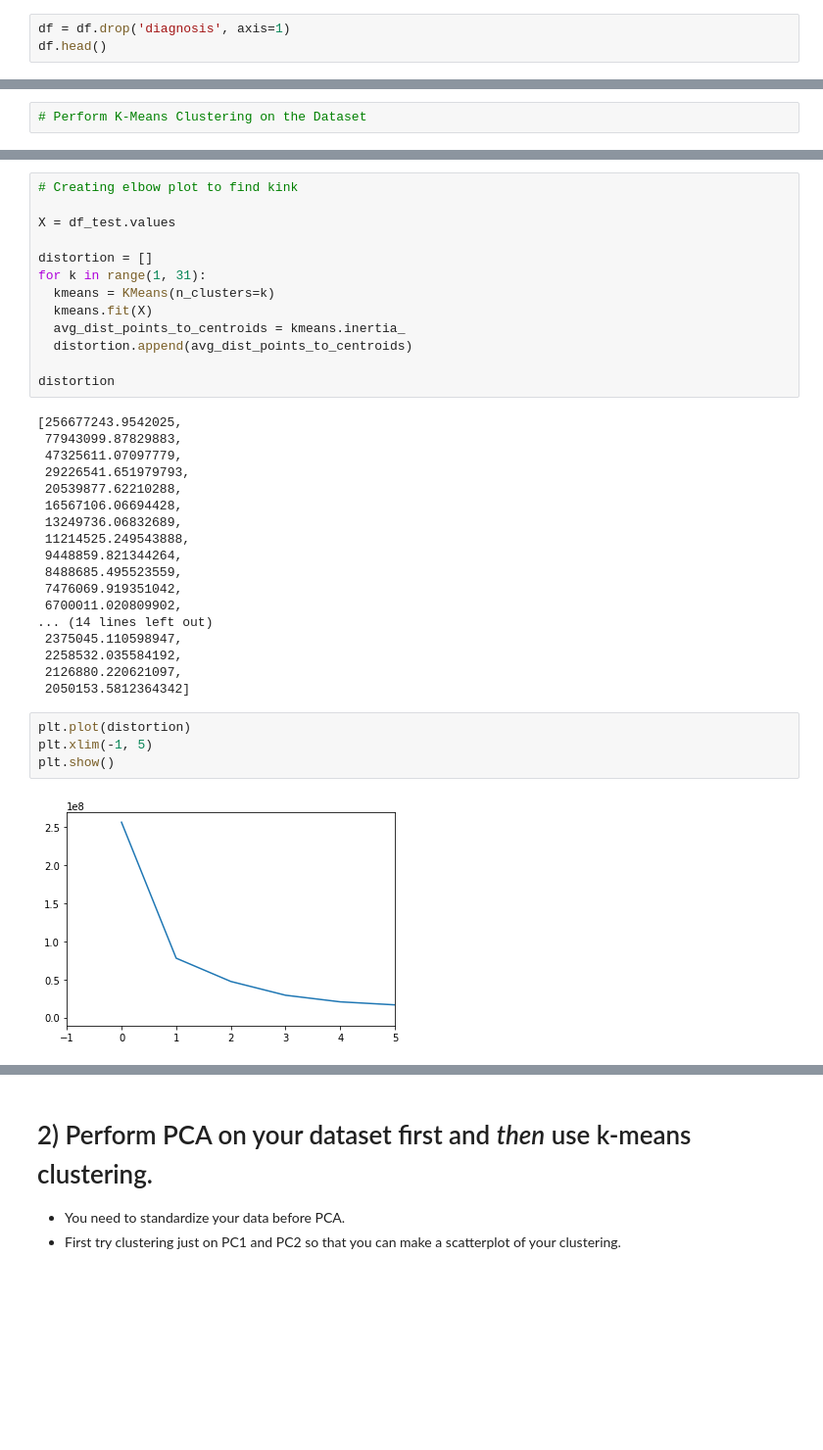
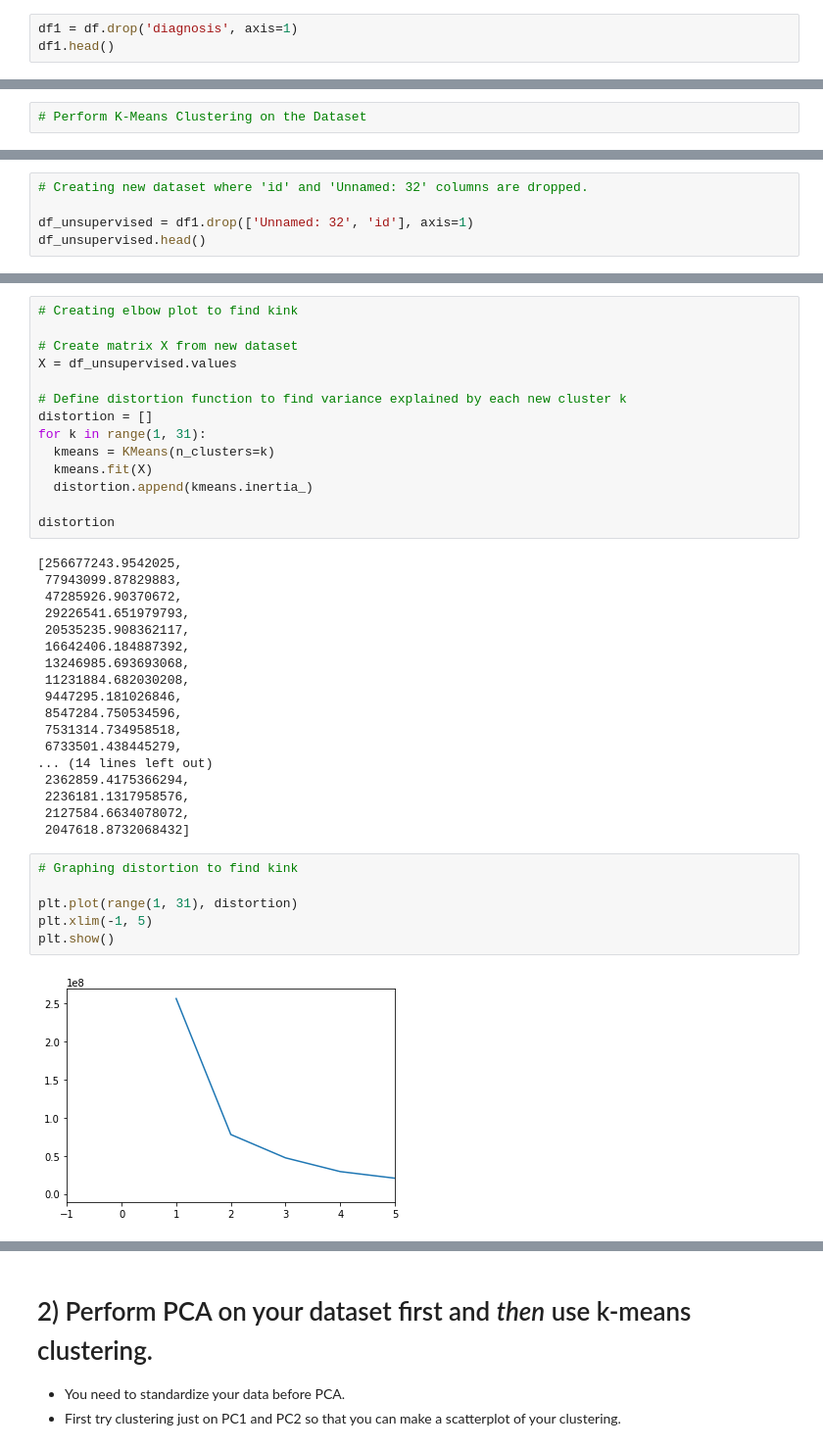
Before and after one commit to karlmanalo/DS-Unit-1-Sprint-3-Linear-Algebra, a Jupyter notebook: module4-clustering/LS_DS_134_Clustering_Assignment.ipynb, the cells around one changed output, grey strips where cells are left out. Shown at 98% size. Cells and saved outputs as stored; diff of their text form; blank space fills up the shorter version.

```diff
--- a/module4-clustering/LS_DS_134_Clustering_Assignment.ipynb
+++ b/module4-clustering/LS_DS_134_Clustering_Assignment.ipynb
@@ -36,8 +99,8 @@ df.head()
 
 (Because we've removed the diagnosis label) - Use this version.
 # %%
-df = df.drop('diagnosis', axis=1)
-df.head()
+df1 = df.drop('diagnosis', axis=1)
+df1.head()
 # %% [output]
 |  | id | radius_mean | texture_mean | perimeter_mean | area_mean | smoothness_mean | compactness_mean | ... |
 | 0 | 842302 | 17.99 | 10.38 | 122.80 | 1001.0 | 0.11840 | 0.27760 | ... |
@@ -64,0 +118,5 @@ df_test.head()
+# %%
+# Creating new dataset where 'id' and 'Unnamed: 32' columns are dropped.
+
+df_unsupervised = df1.drop(['Unnamed: 32', 'id'], axis=1)
+df_unsupervised.head()
@@ -65,37 +130,40 @@ df_test.head()
 # %%
 # Creating elbow plot to find kink
 
-X = df_test.values
+# Create matrix X from new dataset
+X = df_unsupervised.values
 
+# Define distortion function to find variance explained by each new cluster k
 distortion = []
 for k in range(1, 31):
   kmeans = KMeans(n_clusters=k)
   kmeans.fit(X)
-  avg_dist_points_to_centroids = kmeans.inertia_
-  distortion.append(avg_dist_points_to_centroids)
+  distortion.append(kmeans.inertia_)
 
 distortion
 # %% [output]
 [256677243.9542025,
  77943099.87829883,
- 47325611.07097779,
+ 47285926.90370672,
  29226541.651979793,
- 20539877.62210288,
- 16567106.06694428,
- 13249736.06832689,
- 11214525.249543888,
- 9448859.821344264,
- 8488685.495523559,
- 7476069.919351042,
- 6700011.020809902,
+ 20535235.908362117,
+ 16642406.184887392,
+ 13246985.693693068,
+ 11231884.682030208,
+ 9447295.181026846,
+ 8547284.750534596,
+ 7531314.734958518,
+ 6733501.438445279,
 ... (14 lines left out)
- 2375045.110598947,
- 2258532.035584192,
- 2126880.220621097,
- 2050153.5812364342]
+ 2362859.4175366294,
+ 2236181.1317958576,
+ 2127584.6634078072,
+ 2047618.8732068432]
 # %%
-plt.plot(distortion)
+# Graphing distortion to find kink
+
+plt.plot(range(1, 31), distortion)
 plt.xlim(-1, 5)
 plt.show()
 # %% [output]
-[figure, old version]
+[figure, new version]
```
Also changed, not shown: parts of 36 cells of this notebook.
